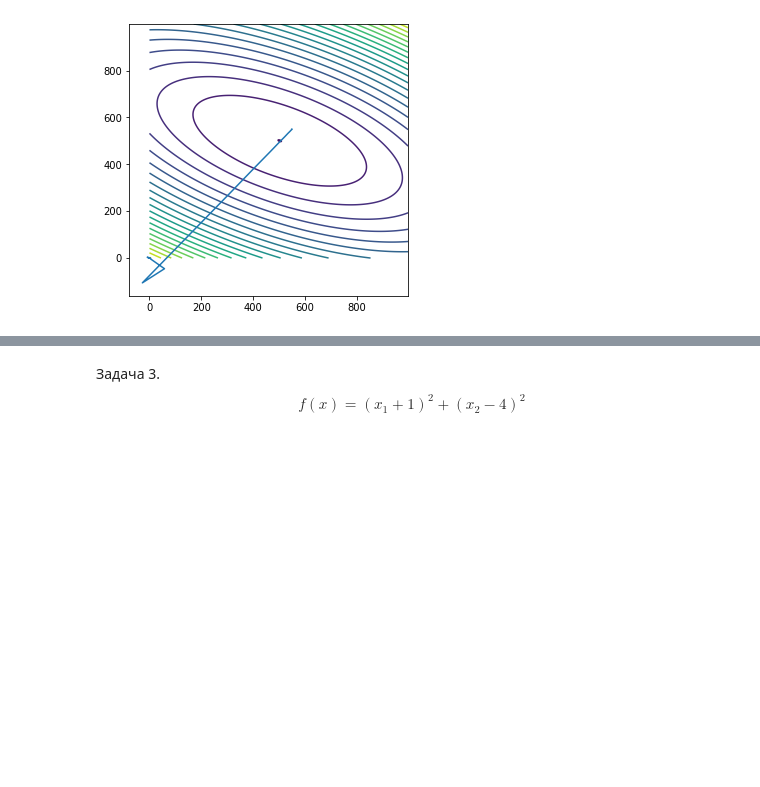
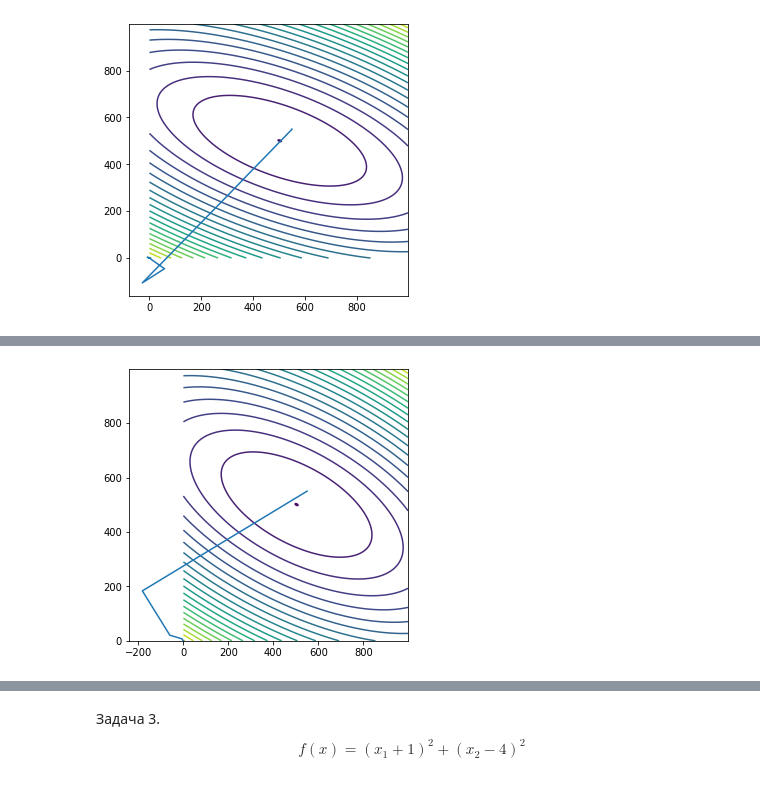
Before and after one commit to Viktory4121/Optimization_Methods, a Jupyter notebook: линии_уровня_траектории_решения.ipynb, the cells around one changed output, grey strips where cells are left out. Cells and saved outputs as stored; diff of their text form; code cells hidden in the pictures; blank space fills up the shorter version.

```diff
--- a/линии_уровня_траектории_решения.ipynb
+++ b/линии_уровня_траектории_решения.ipynb
@@ -69,18 +71,20 @@ plt.show()
 # %%
 #сн
 fig, ax = plt.subplots()
 
 #построение траекторий решения
-x1 = []
-x2 = []
+x1 = [550, -182.499878752385, -60.3332435040581, -6.03692794615977, -1.51230585395084, 0.49877178186189, 0.666343048756846, 0.740745715197547, 0.746956955227831, 0.74967557835054]
+x2 = [550, 183.499924850643, 20.6110506028597, 7.03697404441749, 1.00409209996056, 0.501274316395823, 0.277934103151017, 0.259300383060166, 0.251062800994022, 0.250370519907173]
 ax.plot(x1,x2)
 
 #построение линий уровня
 ax.contour(z, levels = 20)
 
 fig.set_figwidth(5)    #  ширина и
 fig.set_figheight(5)    #  высота "Figure"
 plt.show()
+# %% [output]
+[figure, added]
 # %%
 #пс
 fig, ax = plt.subplots()
```
Also changed, not shown: parts of 3 cells of this notebook.
